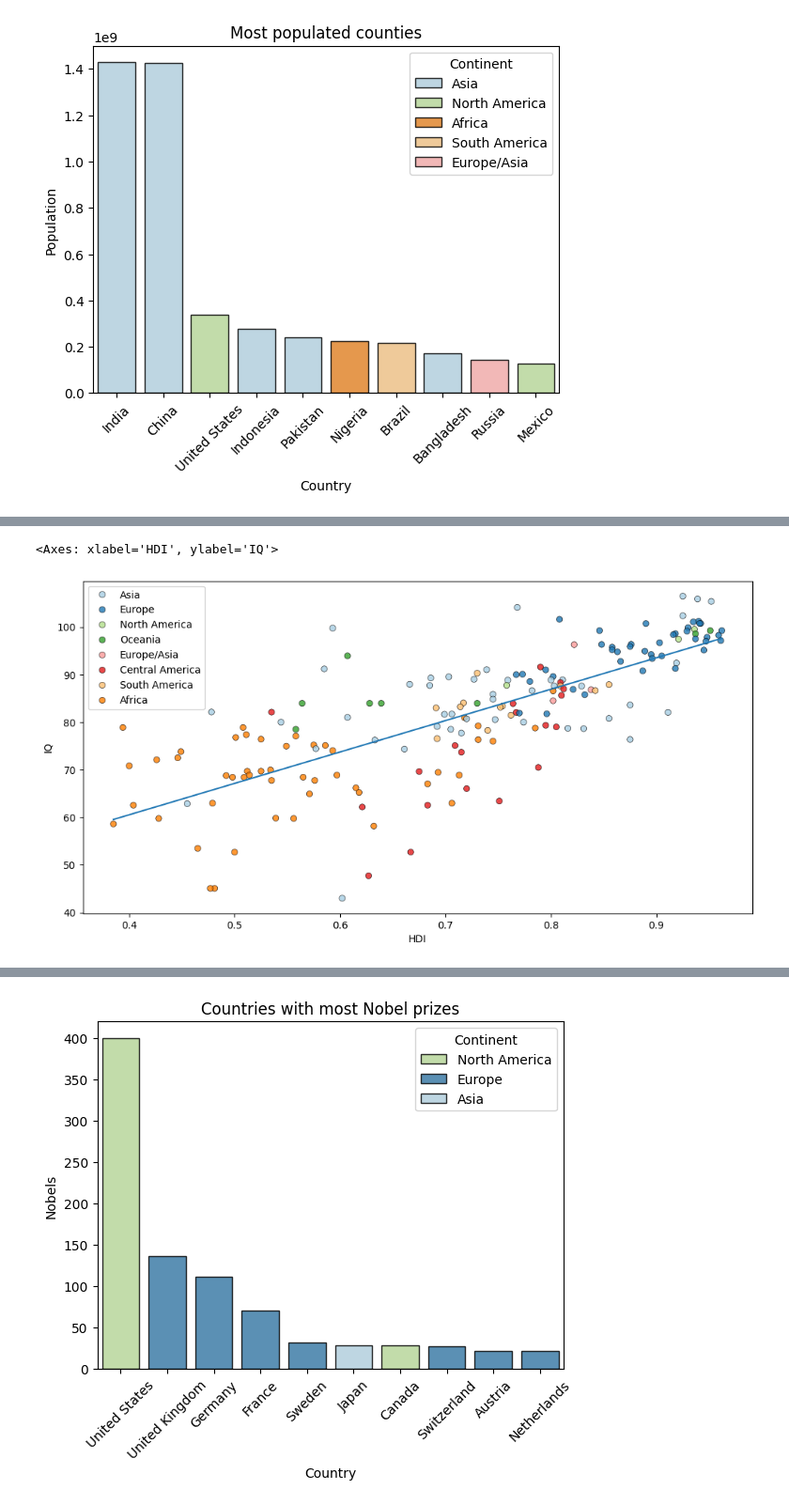
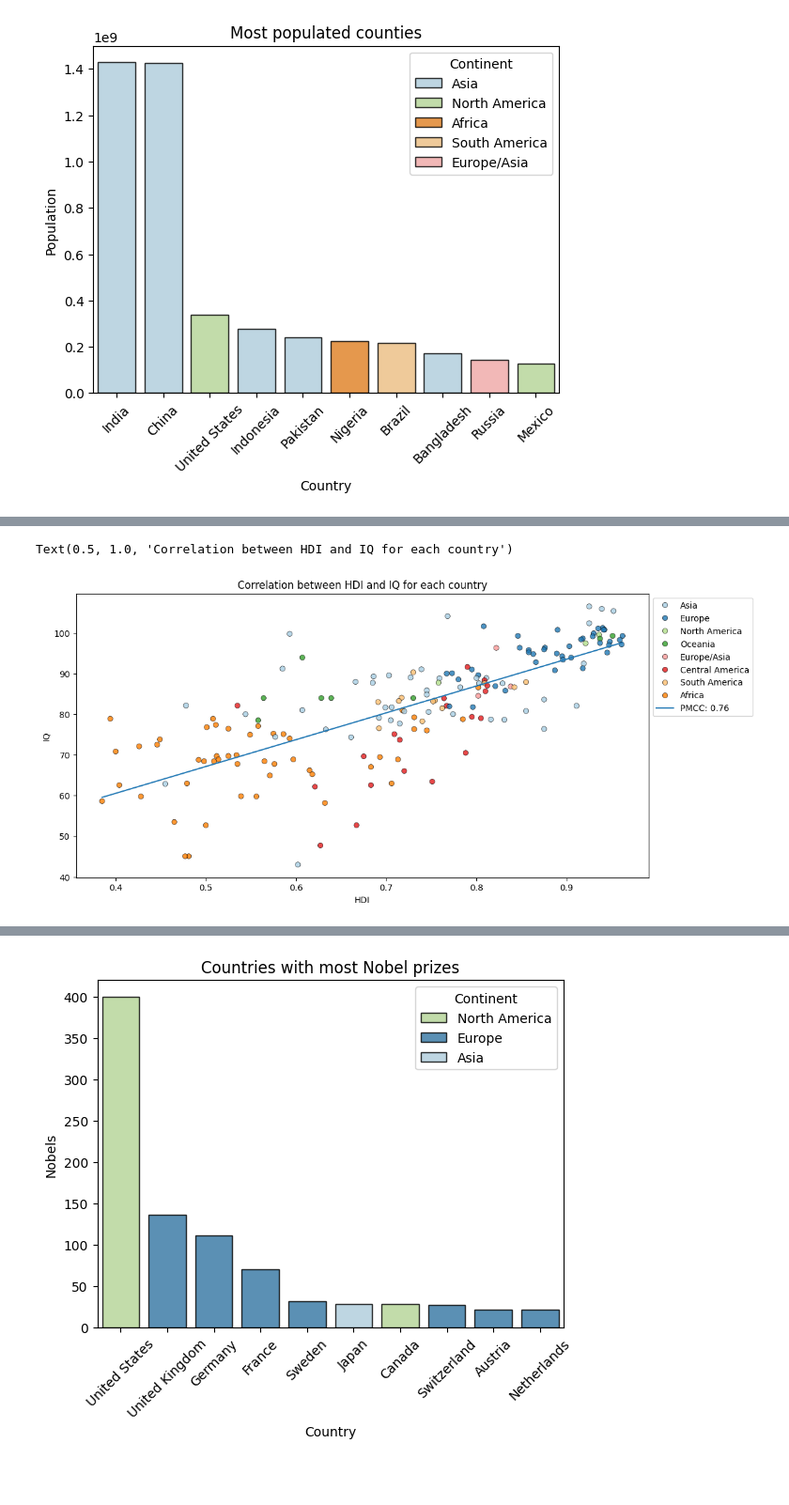
Before and after one commit to Mamin-gamer/ProfessionalSoftwareModule, a Jupyter notebook: Coursework/Notebooks/Main.ipynb, the cells around one changed output, grey strips where cells are left out. Shown: that part at 94% size. Saved outputs shown, nothing was run; the diff lists cells and outputs as text; code cells hidden in the pictures; blank space fills up the shorter version.

```diff
--- a/Coursework/Notebooks/Main.ipynb
+++ b/Coursework/Notebooks/Main.ipynb
@@ -294,10 +252,11 @@ pandas.core.series.Series
 # %%
-m,q = MF.linear_regression(DF["HDI"].to_list(), DF["IQ"].to_list())
+m,q, cor = MF.linear_regression(DF["HDI"].to_list(), DF["IQ"].to_list())
 
 fig, ax = plt.subplots(figsize = (12,6))
 sns.scatterplot(data = DF, x = "HDI", y = "IQ", **kwargs)
+sns.lineplot(x = DF["HDI"], y = m * DF["HDI"] + q, label = f'PMCC: {round(cor, 2)}')
 sns.move_legend(ax, "upper left", bbox_to_anchor=(1, 1))
-sns.lineplot(x = DF["HDI"], y = m * DF["HDI"] + q)
+plt.title("Correlation between HDI and IQ for each country")
 # %% [output]
-<Axes: xlabel='HDI', ylabel='IQ'>
+Text(0.5, 1.0, 'Correlation between HDI and IQ for each country')
-[figure, old version]
+[figure, new version]
```
Also changed, not shown: parts of 17 cells of this notebook, 3 other files.
